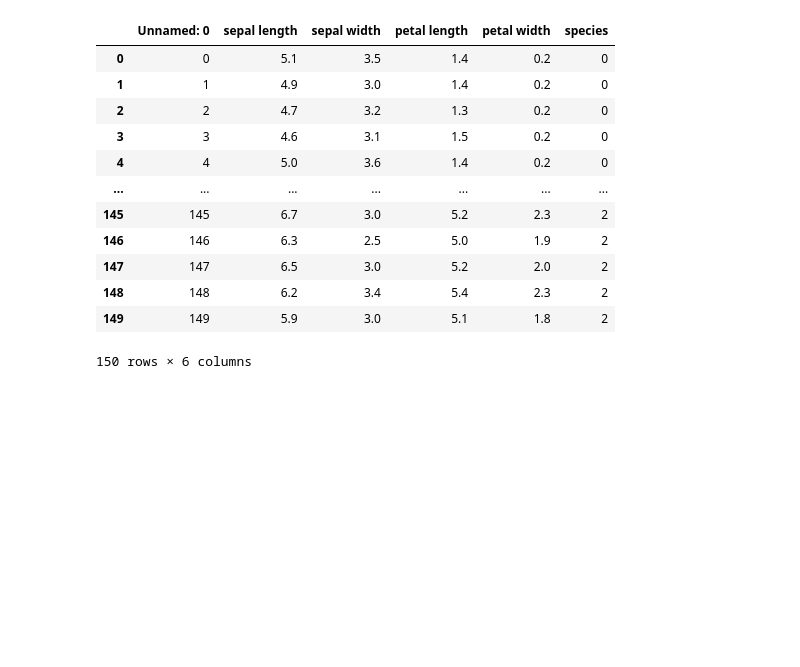
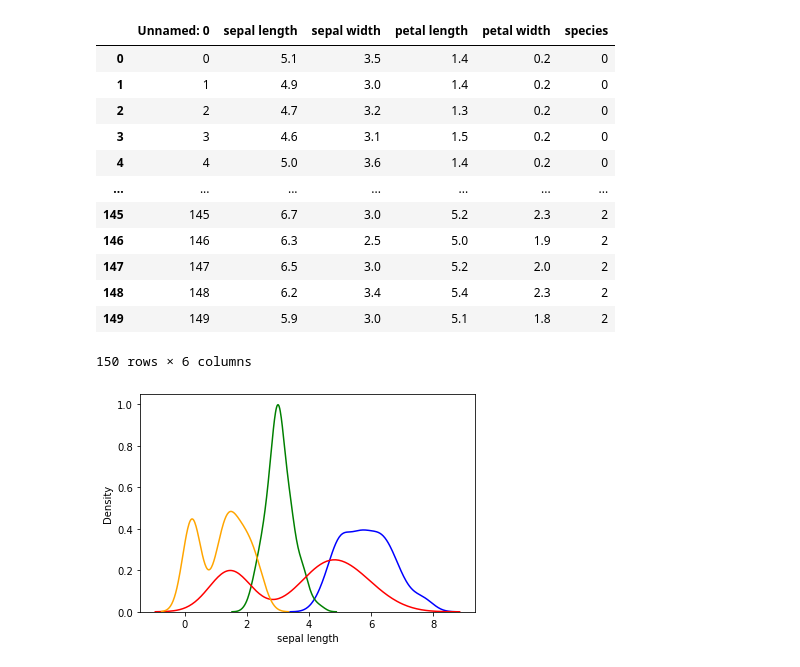
Before and after one commit to sschekotikhin/machine-learning, a Jupyter notebook: Stepik/DataScience/1_7.ipynb, the cells around one changed output. Drawn from its saved outputs; the diff is of its cells as text; code cells hidden in the pictures; blank space fills up the shorter version.

```diff
--- a/Stepik/DataScience/1_7.ipynb
+++ b/Stepik/DataScience/1_7.ipynb
@@ -231,0 +233,9 @@ sns.scatterplot()
+# %%
+for column, color in zip(
+    iris_df.filter(items=['sepal length', 'sepal width', 'petal length', 'petal width']) \
+           .columns,
+    ['blue', 'green', 'red', 'orange']
+):
+    sns.kdeplot(iris_df[column], legend=False, color=color)
+# %% [output]
+[figure, added]
```
Also changed, not shown: parts of 7 cells of this notebook.
